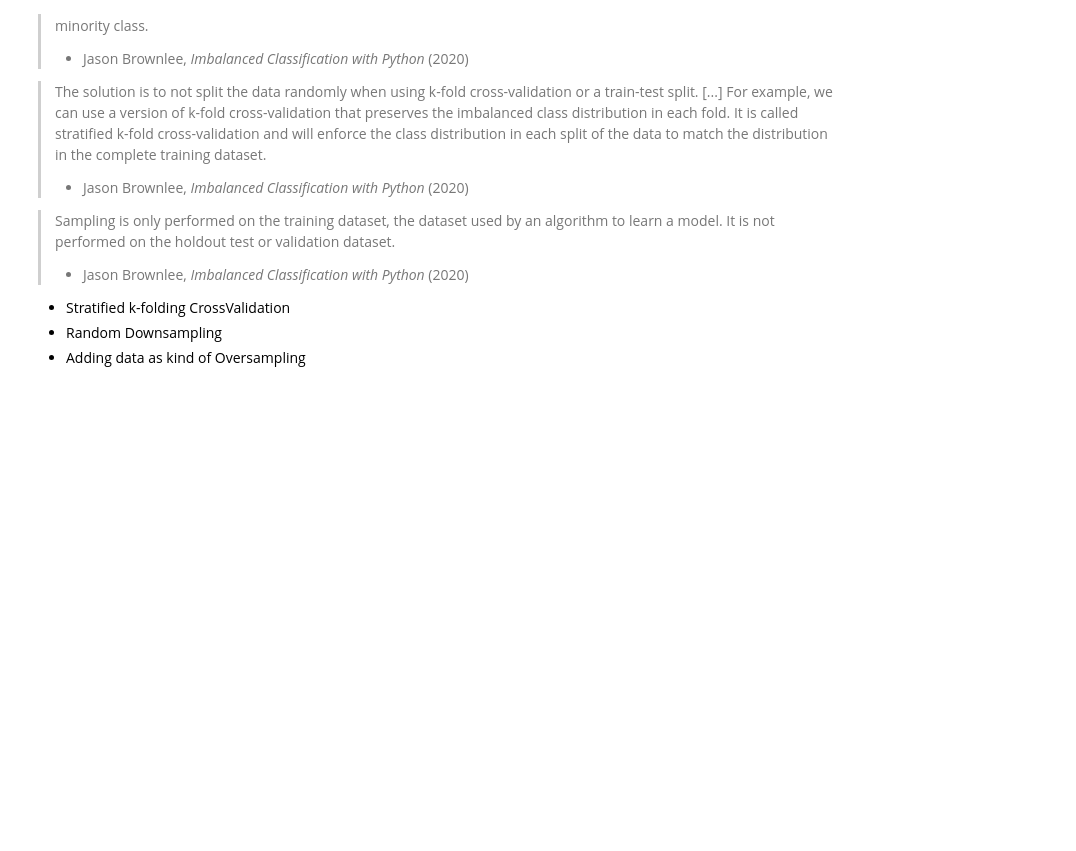
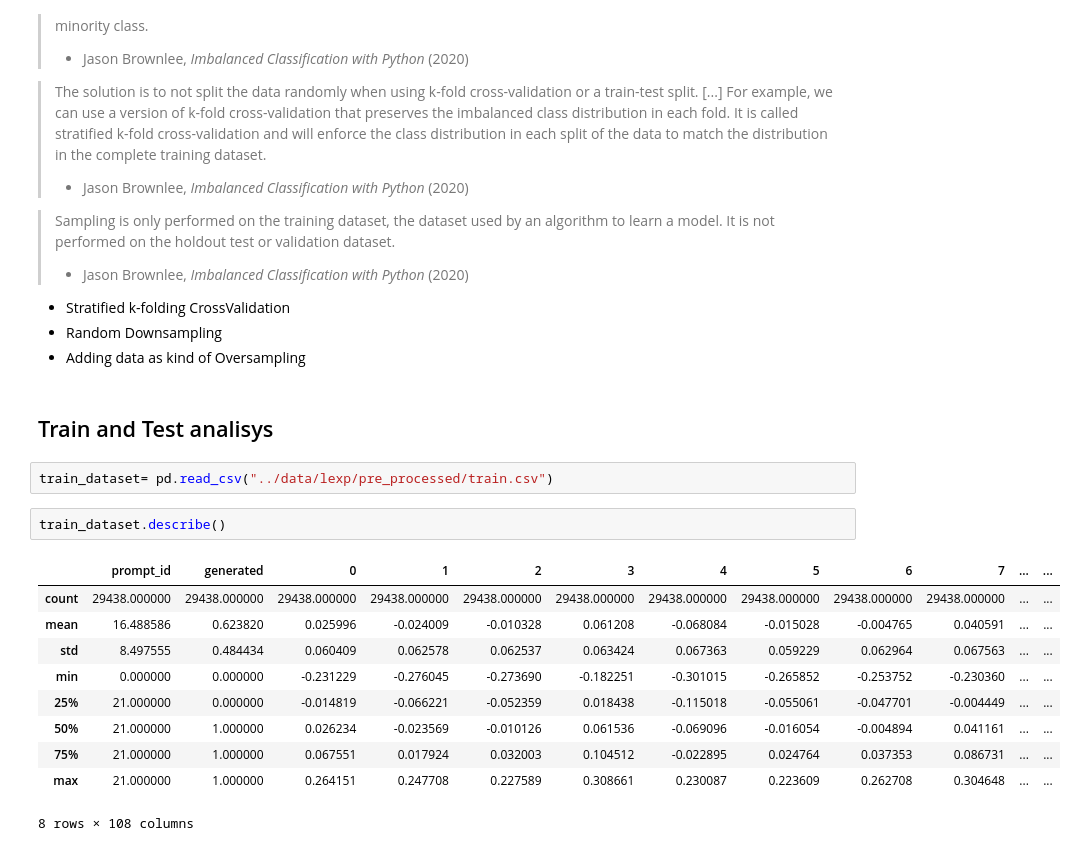
Before and after one commit to MrtC101/ia-2-uncuyo-2023, a Jupyter notebook: source/data_analisis.ipynb, the cells around one changed output. Saved outputs shown, nothing was run; the diff lists cells and outputs as text; blank space fills up the shorter version.

```diff
--- a/source/data_analisis.ipynb
+++ b/source/data_analisis.ipynb
@@ -215,3 +211,20 @@ learn a model. It is not performed on the holdout test or validation dataset.
 - Stratified k-folding CrossValidation
 - Random Downsampling
 - Adding data as kind of Oversampling
+# %% [markdown]
+## Train and Test analisys
+# %%
+train_dataset= pd.read_csv("../data/lexp/pre_processed/train.csv")
+# %%
+train_dataset.describe()
+# %% [output]
+|  | prompt_id | generated | 0 | 1 | 2 | 3 | 4 | 5 | 6 | 7 | ... | ... |
+| count | 29438.000000 | 29438.000000 | 29438.000000 | 29438.000000 | 29438.000000 | 29438.000000 | 29438.000000 | 29438.000000 | 29438.000000 | 29438.000000 | ... | ... |
+| mean | 16.488586 | 0.623820 | 0.025996 | -0.024009 | -0.010328 | 0.061208 | -0.068084 | -0.015028 | -0.004765 | 0.040591 | ... | ... |
+| std | 8.497555 | 0.484434 | 0.060409 | 0.062578 | 0.062537 | 0.063424 | 0.067363 | 0.059229 | 0.062964 | 0.067563 | ... | ... |
+| min | 0.000000 | 0.000000 | -0.231229 | -0.276045 | -0.273690 | -0.182251 | -0.301015 | -0.265852 | -0.253752 | -0.230360 | ... | ... |
+| 25% | 21.000000 | 0.000000 | -0.014819 | -0.066221 | -0.052359 | 0.018438 | -0.115018 | -0.055061 | -0.047701 | -0.004449 | ... | ... |
+| 50% | 21.000000 | 1.000000 | 0.026234 | -0.023569 | -0.010126 | 0.061536 | -0.069096 | -0.016054 | -0.004894 | 0.041161 | ... | ... |
+| 75% | 21.000000 | 1.000000 | 0.067551 | 0.017924 | 0.032003 | 0.104512 | -0.022895 | 0.024764 | 0.037353 | 0.086731 | ... | ... |
+| max | 21.000000 | 1.000000 | 0.264151 | 0.247708 | 0.227589 | 0.308661 | 0.230087 | 0.223609 | 0.262708 | 0.304648 | ... | ... |
+8 rows × 108 columns
```
Also changed, not shown: parts of 6 cells of this notebook, 5 other files.
